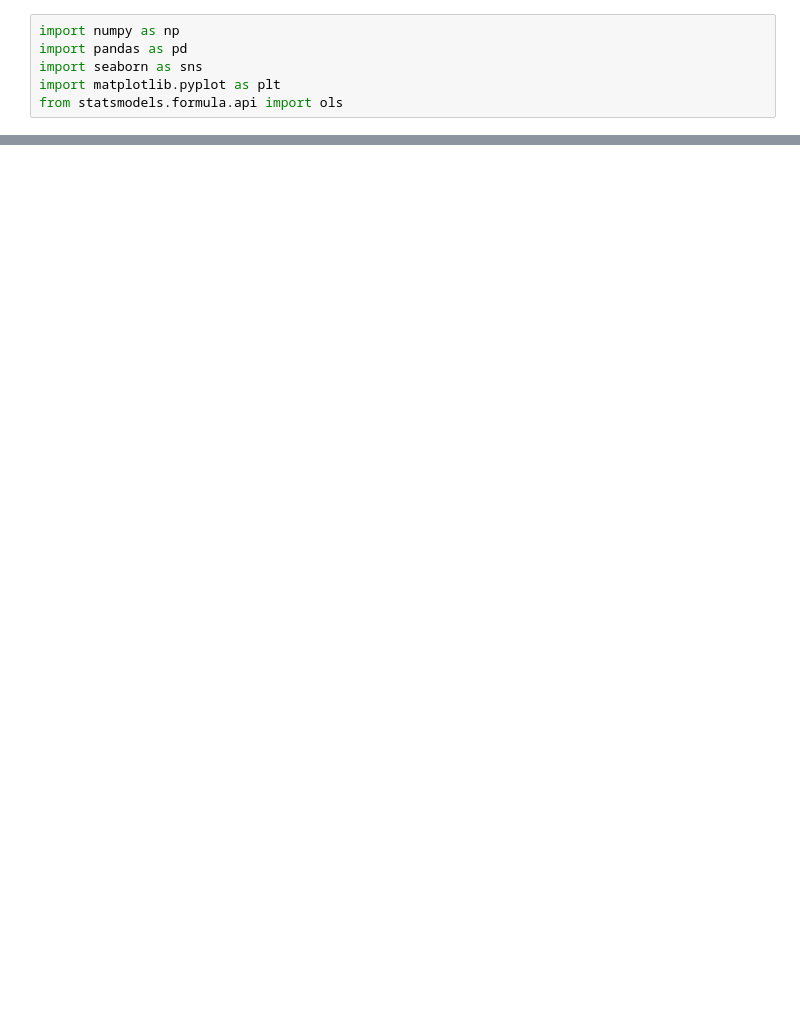
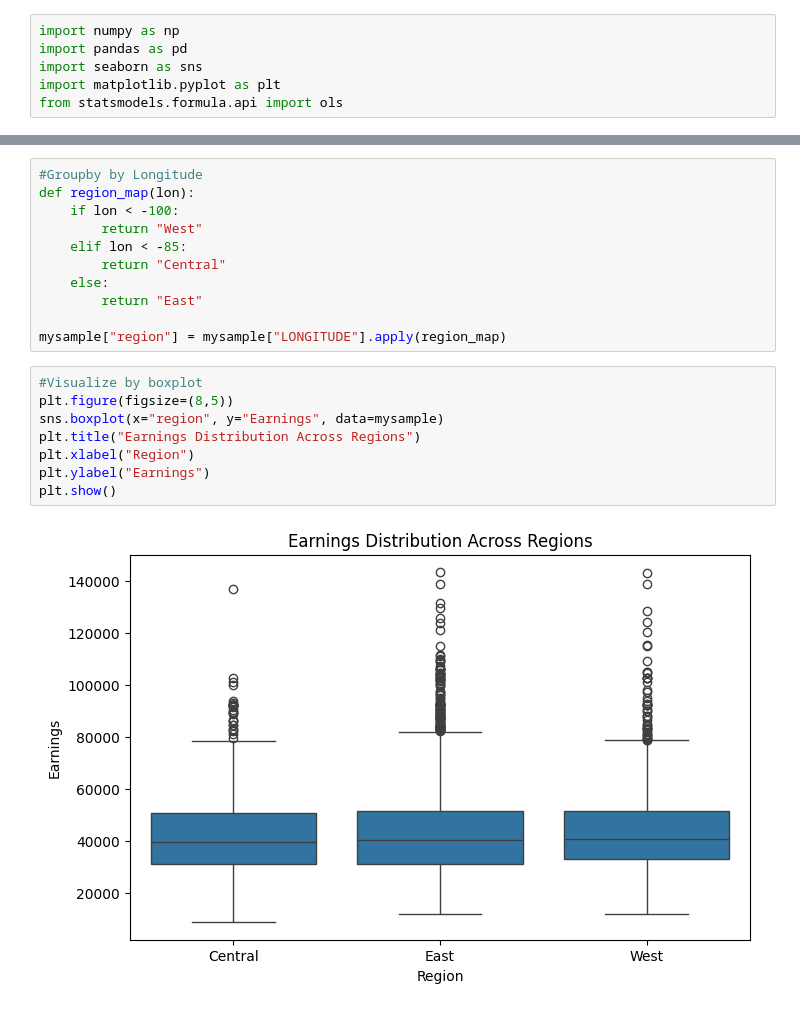
Before and after one commit to allenpan941/College-Scorecard-Data, a Jupyter notebook: code.ipynb, the cells around one changed output, grey strips where cells are left out. Cells and saved outputs as stored; diff of their text form; blank space fills up the shorter version.

```diff
--- a/code.ipynb
+++ b/code.ipynb
@@ -108,0 +159,21 @@ plt.show()
+# %%
+#Groupby by Longitude
+def region_map(lon):
+    if lon < -100:
+        return "West"
+    elif lon < -85:
+        return "Central"
+    else:
+        return "East"
+
+mysample["region"] = mysample["LONGITUDE"].apply(region_map)
+# %%
+#Visualize by boxplot
+plt.figure(figsize=(8,5))
+sns.boxplot(x="region", y="Earnings", data=mysample)
+plt.title("Earnings Distribution Across Regions")
+plt.xlabel("Region")
+plt.ylabel("Earnings")
+plt.show()
+# %% [output]
+[figure, added]
```
Also changed, not shown: parts of 10 cells of this notebook.
